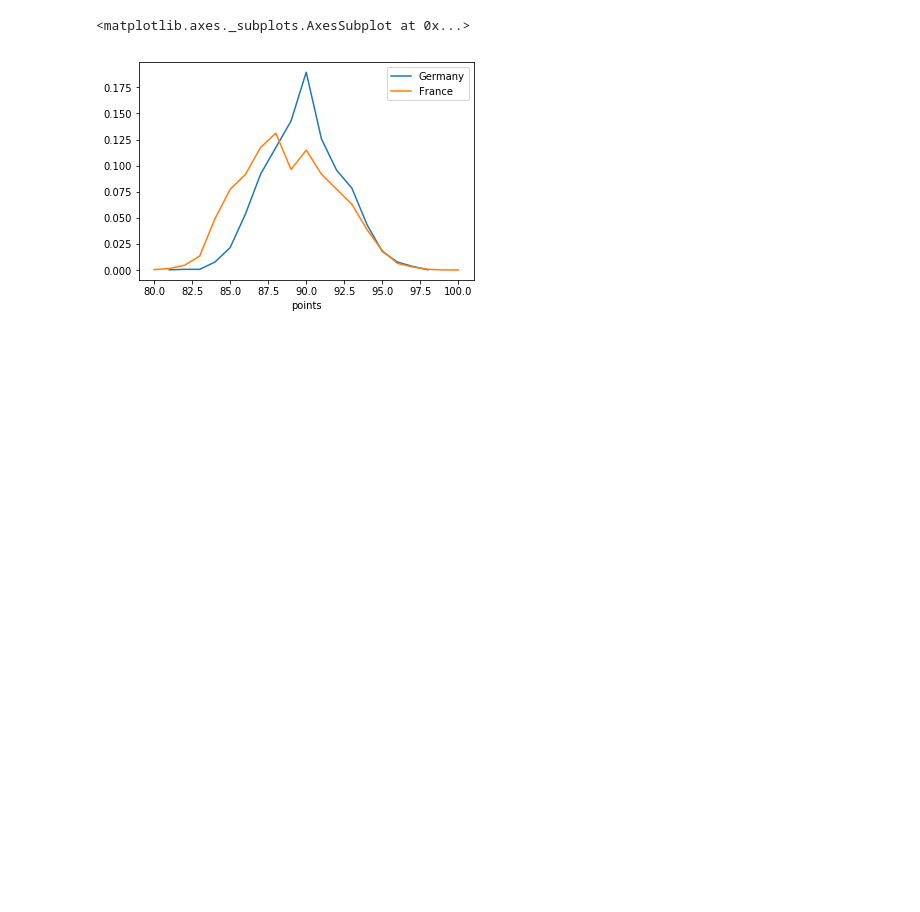
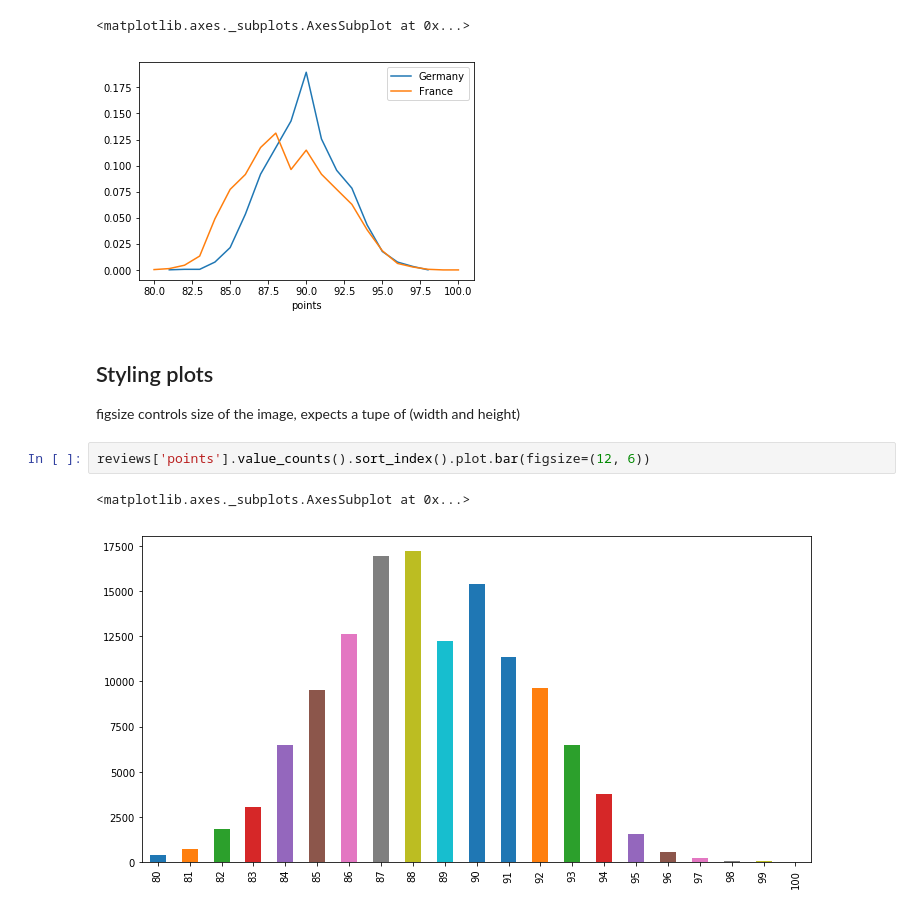
Before and after one commit to StefanIsaksson/learning-pandas, a Jupyter notebook: wine/WineReviews.ipynb, the cells around one changed output. Cells and saved outputs as stored; diff of their text form; blank space fills up the shorter version.

Commit message:
Changing styling of plot, including colors, fontsize and size

```diff
--- a/wine/WineReviews.ipynb
+++ b/wine/WineReviews.ipynb
@@ -698,3 +700,12 @@ combined_country_score_relative.plot.line()
 # %% [output]
 <matplotlib.axes._subplots.AxesSubplot at 0x...>
 [figure]
+# %% [markdown]
+## Styling plots
+
+figsize controls size of the image, expects a tupe of (width and height)
+# %%
+reviews['points'].value_counts().sort_index().plot.bar(figsize=(12, 6))
+# %% [output]
+<matplotlib.axes._subplots.AxesSubplot at 0x...>
+[figure, added]
```
Also changed, not shown: parts of 11 cells of this notebook.
